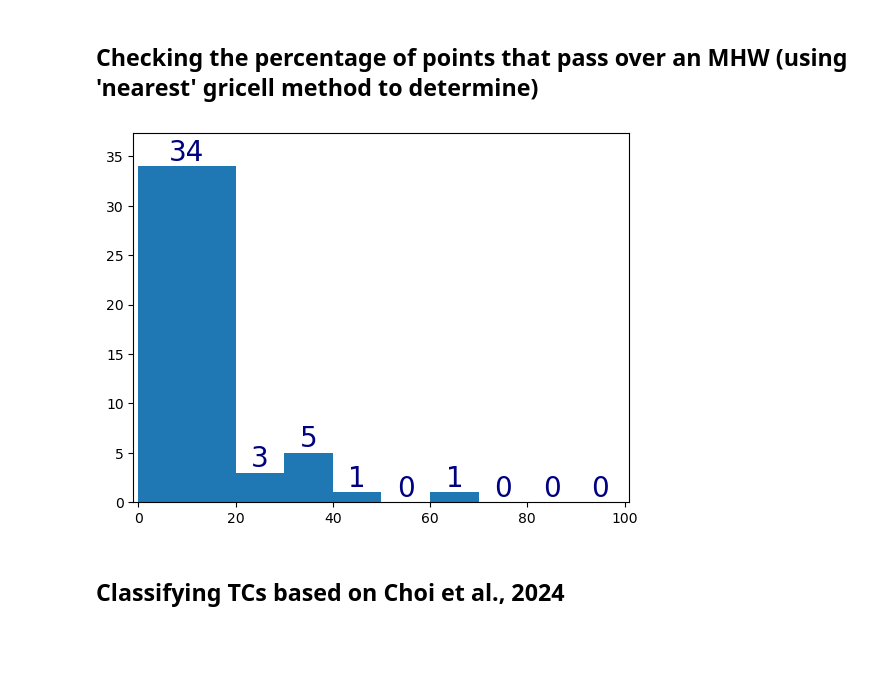
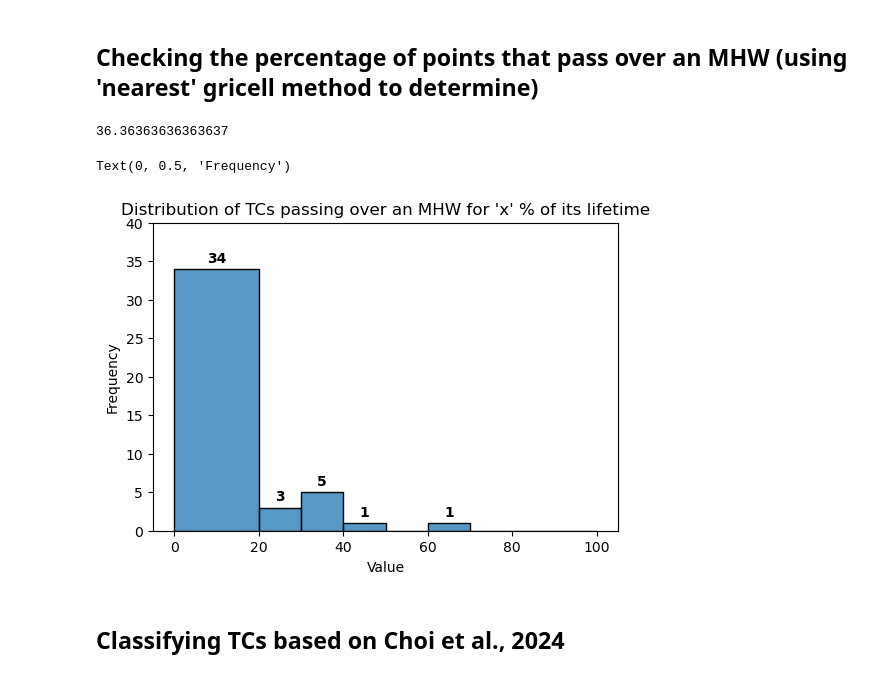
Before and after one commit to sreevathsagolla/NIO-TC-MHW-Intensification, a Jupyter notebook: eda.ipynb, the cells around one changed output. Cells and saved outputs as stored; diff of their text form; code cells hidden in the pictures; blank space fills up the shorter version.

```diff
--- a/eda.ipynb
+++ b/eda.ipynb
@@ -153,15 +170,36 @@ for tc_id, tc_data in tcs_lmi_centred_selected.groupby(tcs_lmi_centred_selected[
 
     mhw_mask_vals = np.array(mhw_mask_vals)
     mhw_mask_vals[np.isnan(mhw_mask_vals)] = 0
-    thres = (mhw_mask_vals.sum()*100)/mhw_mask_vals.shape[0]
-    df.loc[len(df)] = [tc_id, np.round(thres,2)]
+    threshold = (mhw_mask_vals.sum()*100)/mhw_mask_vals.shape[0]
+    df.loc[len(df)] = [tc_id, np.round(threshold,2)]
-# %%
-values, bins, bars = plt.hist(df['PERCENT_POINTS_OVER_MHW'], bins = [0,20,30,40,50,60,70,80,90,100])
-plt.bar_label(bars, fontsize=20, color='navy')
-plt.margins(x=0.01, y=0.1)
-plt.show()
-# %% [output]
-[figure, removed]
+# %%
+threshold
+# %% [output]
+36.36363636363637
+# %%
+plt.figure(figsize=(6, 4))
+histplot = sns.histplot(df['PERCENT_POINTS_OVER_MHW'], bins = [0,20,30,40,50,60,70,80,90,100], kde=False)  # Adjust bins as needed
+
+# Annotate bars with the count
+for patch in histplot.patches:
+    # Get the height of each bar (which corresponds to the count)
+    height = patch.get_height()
+    # Only annotate if the height is greater than 0
+    if height > 0:
+        # Get the x-position of the center of the bar
+        plt.text(patch.get_x() + patch.get_width() / 2, height + 0.5,  # Adjust the position if needed
+                 f'{int(height)}', ha='center', va='bottom', fontsize=10, fontweight='bold')
+
+
+plt.xticks(np.arange(0, 101, 20))
+plt.ylim([0,40])
+
+plt.title("Distribution of TCs passing over an MHW for 'x' % of its lifetime")
+plt.xlabel('Value')
+plt.ylabel('Frequency')
+# %% [output]
+Text(0, 0.5, 'Frequency')
+[figure, added]
 # %%
 # Function to calculate the distance in degrees
 def distance_in_degrees(lat1, lon1, lat2, lon2):
```
Also changed, not shown: parts of 4 cells of this notebook.
